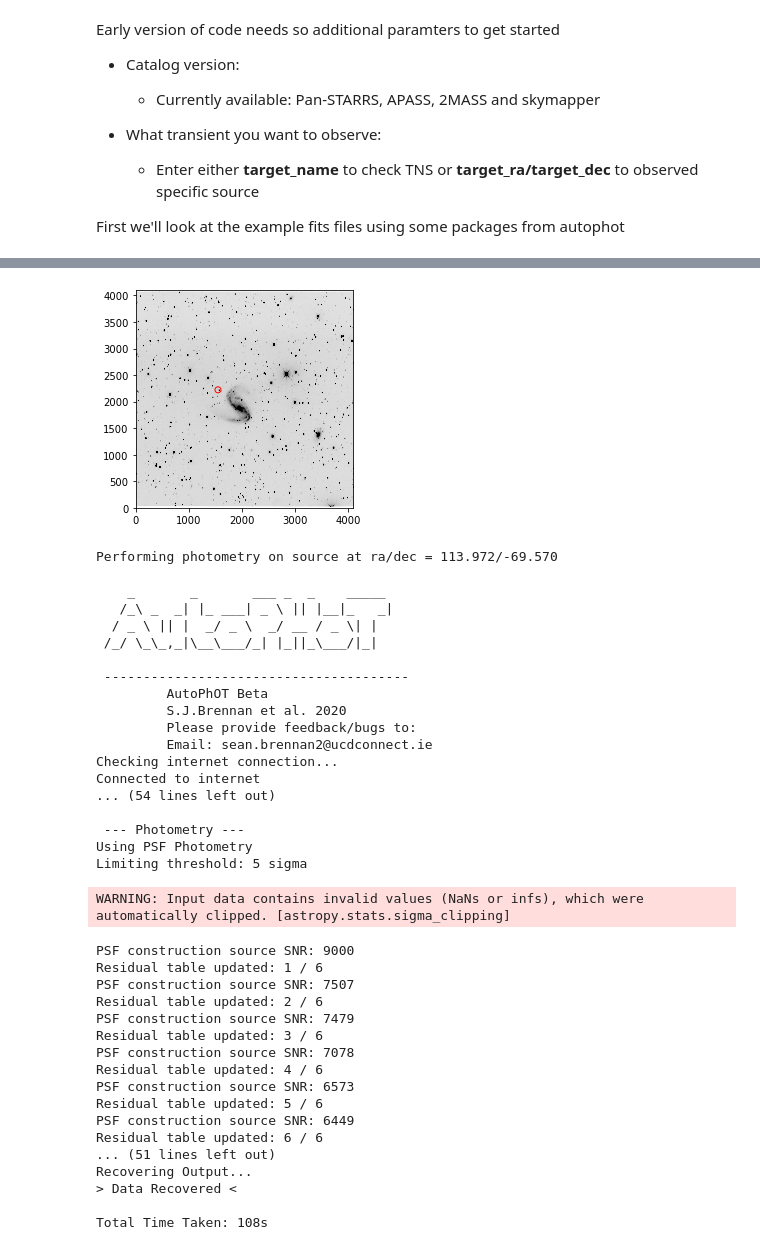
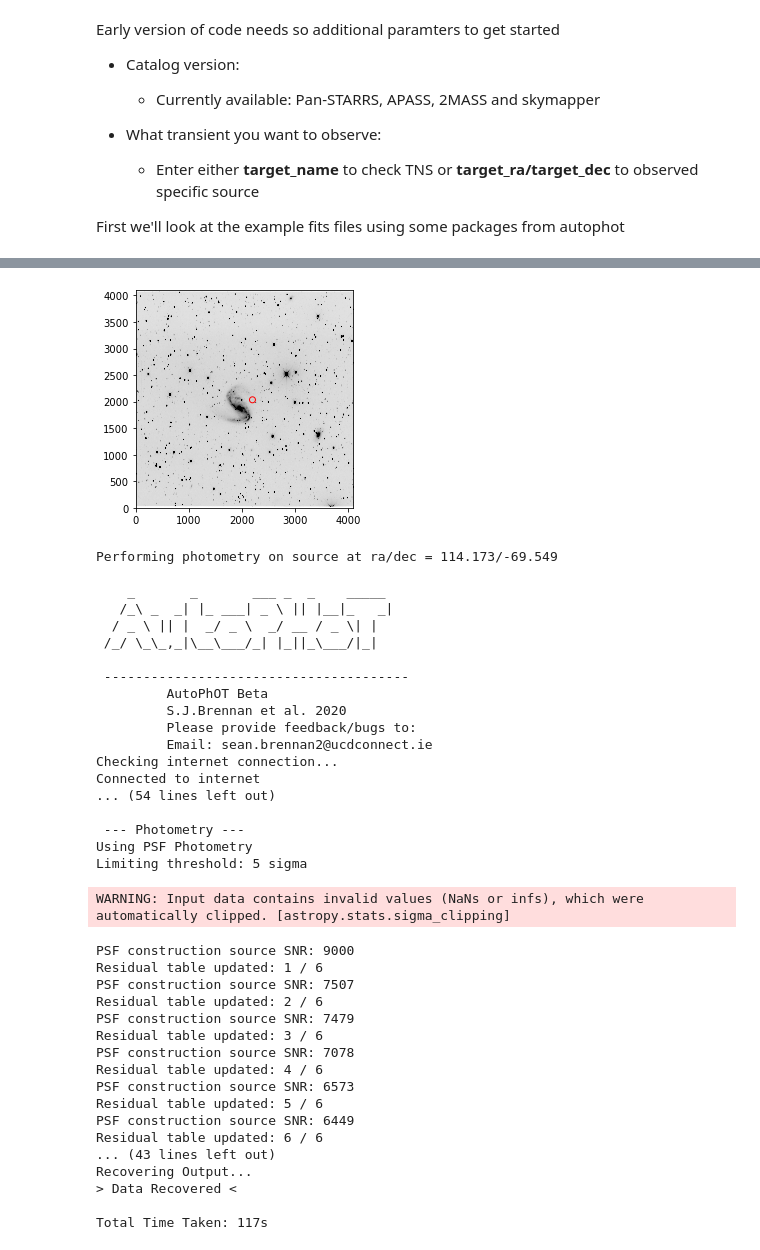
Before and after one commit to Astro-Sean/AutoPHoT, a Jupyter notebook: autophot_example.ipynb, the cells around one changed output, grey strips where cells are left out. Drawn from its saved outputs; the diff is of its cells as text; code cells hidden in the pictures.

```diff
--- a/autophot_example.ipynb
+++ b/autophot_example.ipynb
@@ -67,7 +67,7 @@ w = wcs.WCS(header)
 
 # Choose a source in image
 from astropy.coordinates import SkyCoord
-c = SkyCoord(113.9724953, -69.5695390, unit="deg")  # defaults to ICRS frame
+c = SkyCoord(114.1731778, -69.5486285, unit="deg")  # defaults to ICRS frame
 x_pix,y_pix = w.all_world2pix(c.ra.degree, c.dec.degree, 1)
 
 plt.scatter(x_pix,y_pix,marker = 'o',facecolor = 'none',edgecolor = 'r')
@@ -77,11 +78,11 @@ plt.show()
-[figure, old version]
+[figure, new version]
 # %%
 print('Performing photometry on source at ra/dec = %.3f/%.3f' %  (c.ra.degree,c.dec.degree))
 
 syntax['target_ra'] = c.ra.degree
 syntax['target_dec'] = c.dec.degree
 # %% [output]
-Performing photometry on source at ra/dec = 113.972/-69.570
+Performing photometry on source at ra/dec = 114.173/-69.549
 # %%
 from autophot.autophot import run
 
@@ -117,8 +118,8 @@ PSF construction source SNR: 6573
 Residual table updated: 5 / 6
 PSF construction source SNR: 6449
 Residual table updated: 6 / 6
-... (51 lines left out)
+... (43 lines left out)
 Recovering Output...
 > Data Recovered <
 
-Total Time Taken: 108s
+Total Time Taken: 117s
```
Also changed, not shown: parts of 1 cell of this notebook.
